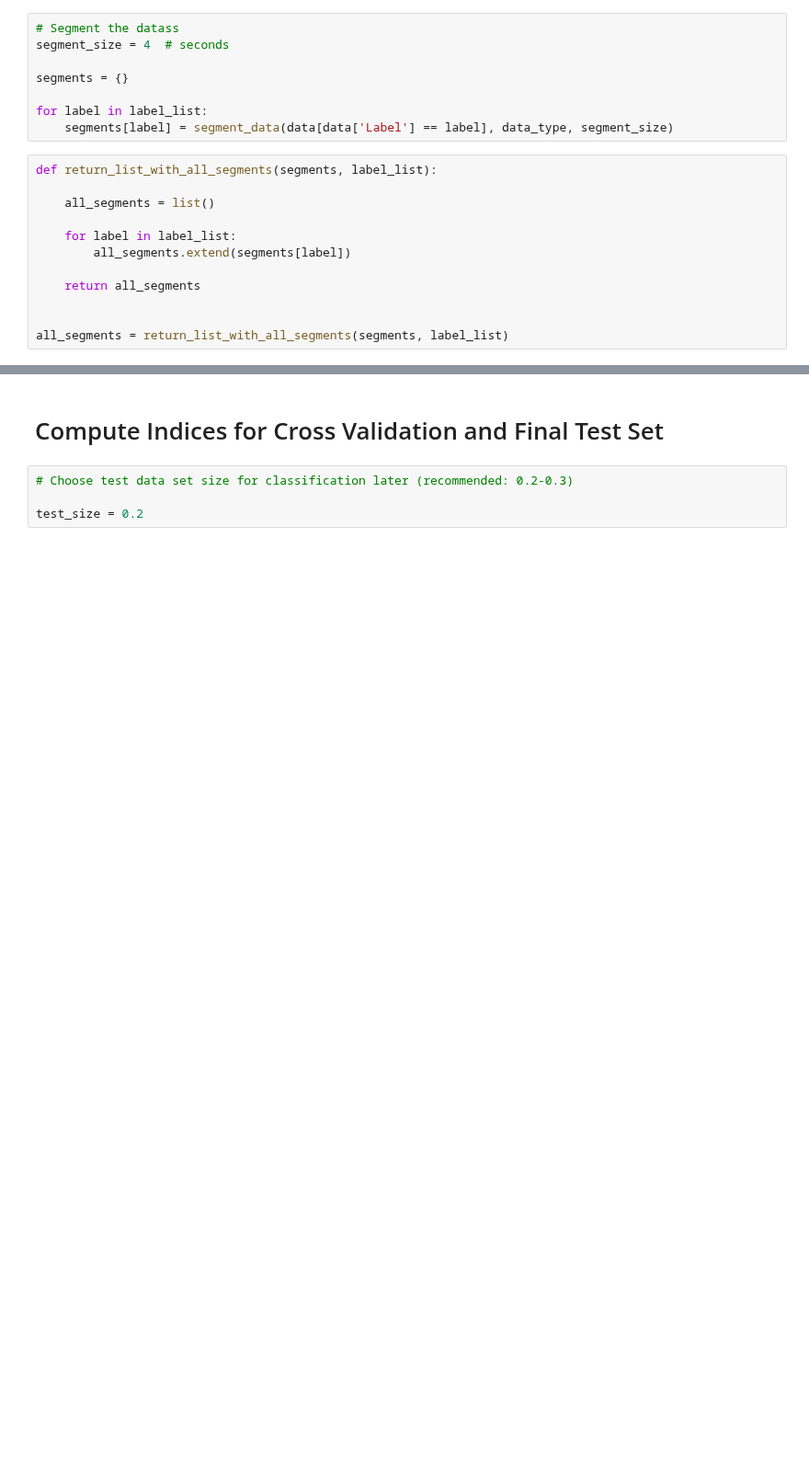
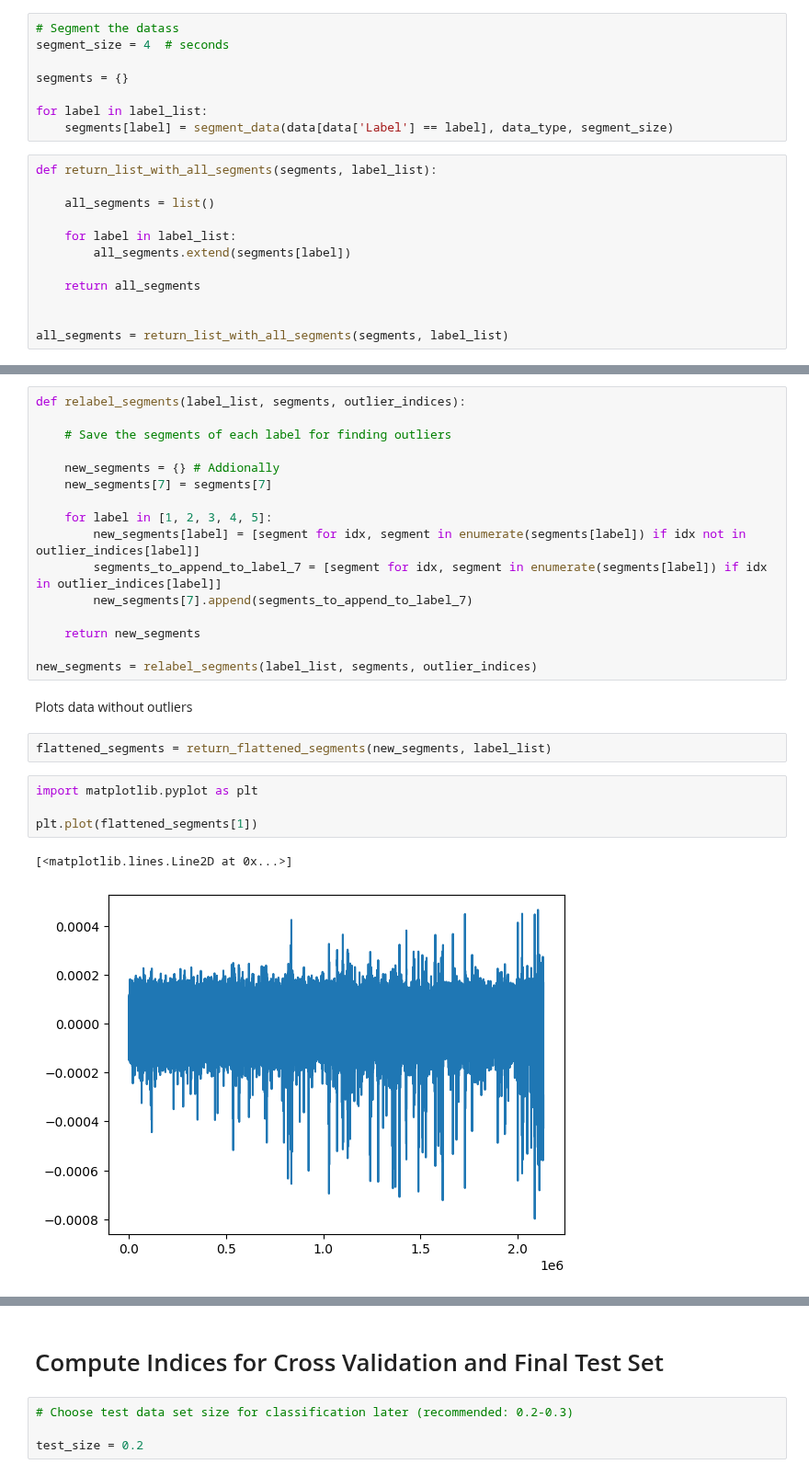
Before and after one commit to peppey/Topological-Data-Analysis-on-Brain-Data, a Jupyter notebook: Sleep_Data/Preprocessing_And_Computing_Persistence_Diagrams.ipynb, the cells around one changed output, grey strips where cells are left out. Shown at 92% size. Saved outputs shown, nothing was run; the diff lists cells and outputs as text; blank space fills up the shorter version.

```diff
--- a/Sleep_Data/Preprocessing_And_Computing_Persistence_Diagrams.ipynb
+++ b/Sleep_Data/Preprocessing_And_Computing_Persistence_Diagrams.ipynb
@@ -112,0 +234,27 @@ all_segments = return_list_with_all_segments(segments, label_list)
+# %%
+def relabel_segments(label_list, segments, outlier_indices):
+
+    # Save the segments of each label for finding outliers
+
+    new_segments = {} # Addionally
+    new_segments[7] = segments[7]
+
+    for label in [1, 2, 3, 4, 5]:
+        new_segments[label] = [segment for idx, segment in enumerate(segments[label]) if idx not in outlier_indices[label]]
+        segments_to_append_to_label_7 = [segment for idx, segment in enumerate(segments[label]) if idx in outlier_indices[label]]
+        new_segments[7].append(segments_to_append_to_label_7)
+
+    return new_segments
+
+new_segments = relabel_segments(label_list, segments, outlier_indices)
+# %% [markdown]
+Plots data without outliers
+# %%
+flattened_segments = return_flattened_segments(new_segments, label_list)
+# %%
+import matplotlib.pyplot as plt
+
+plt.plot(flattened_segments[1])
+# %% [output]
+[<matplotlib.lines.Line2D at 0x...>]
+[figure, added]
```
Also changed, not shown: parts of 10 cells of this notebook.
